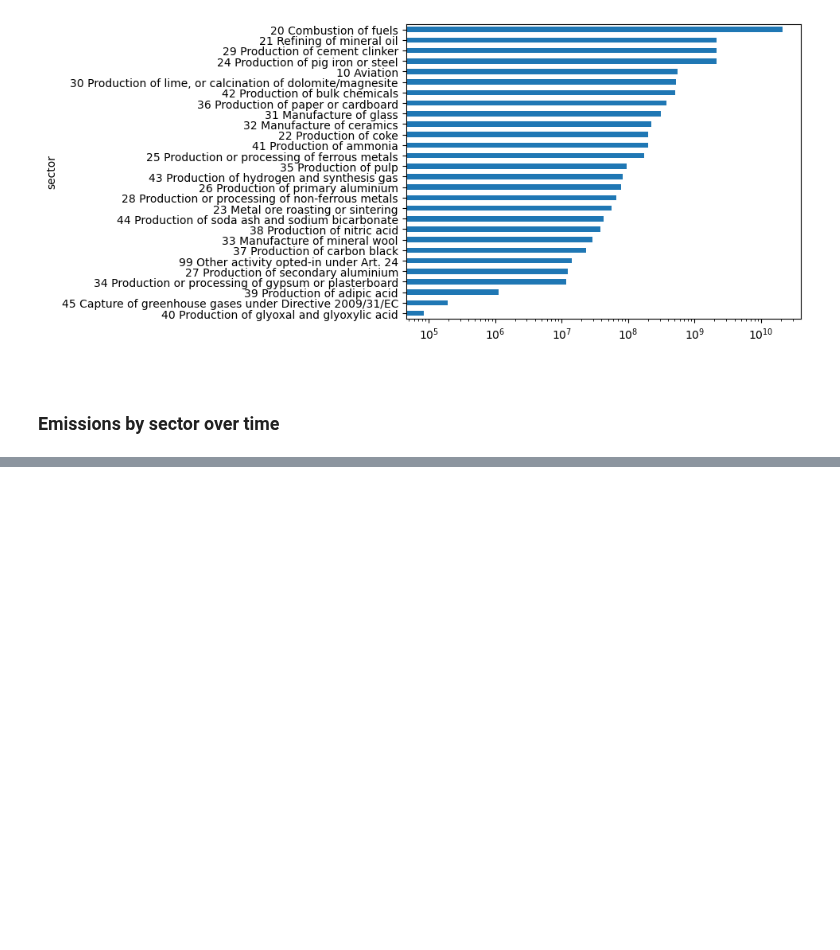
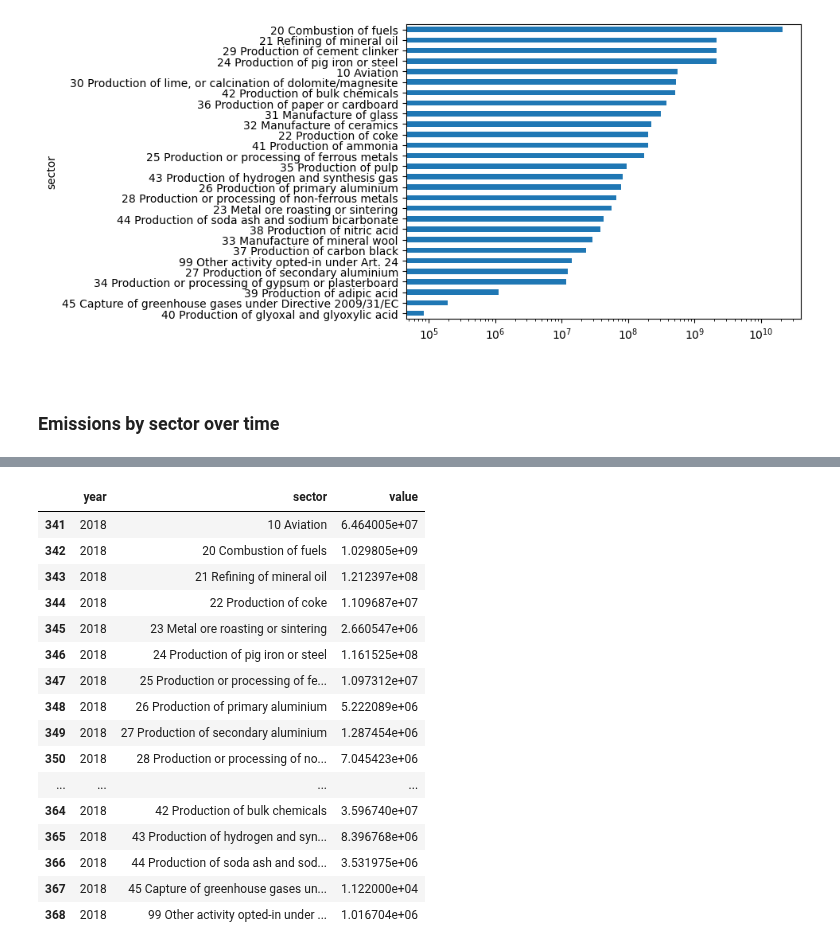
Before and after one commit to NumEconCopenhagen/projects-2023-it-hurts-when-ip, a Jupyter notebook: myspace/myspace.ipynb, the cells around one changed output, grey strips where cells are left out. Saved outputs shown, nothing was run; the diff lists cells and outputs as text; code cells hidden in the pictures; blank space fills up the shorter version.

```diff
--- a/myspace/myspace.ipynb
+++ b/myspace/myspace.ipynb
@@ -232,0 +242,7 @@ KeyError: '32 Manufacture of ceramics'
+# %%
+EU27 = ['Austria', 'Belgium', 'Bulgaria', 'Croatia', 'Cyprus', 'Czech Republic', 'Denmark', 'Estonia', 'Finland', 'France', 'Germany', 'Greece', 'Hungary', 'Ireland', 'Italy', 'Latvia', 'Lithuania', 'Luxembourg', 'Malta', 'Netherlands', 'Poland', 'Portugal', 'Romania', 'Slovakia', 'Slovenia', 'Spain', 'Sweden']
+UK = ['United Kingdom (excl. NI)', 'Northern Ireland']
+EU27_UK = EU27 + UK
+# %%
+# keep only data for countries in EU27+UK
+emissions_eu = emissions.loc[emissions['country'].isin(EU27_UK)]
@@ -244,0 +272,24 @@ EU27_UK = [EU27, UK]
+# %%
+
+# group and aggregate data by year, sector, and info
+emissions_eu = emissions_eu.groupby(['year', 'sector']).agg({'value': 'sum'}).reset_index()
+
+display(emissions_eu.loc[emissions_eu['year']==2018])
+# %% [output]
+|  | year | sector | value |
+| 341 | 2018 | 10 Aviation | 6.464005e+07 |
+| 342 | 2018 | 20 Combustion of fuels | 1.029805e+09 |
+| 343 | 2018 | 21 Refining of mineral oil | 1.212397e+08 |
+| 344 | 2018 | 22 Production of coke | 1.109687e+07 |
+| 345 | 2018 | 23 Metal ore roasting or sintering | 2.660547e+06 |
+| 346 | 2018 | 24 Production of pig iron or steel | 1.161525e+08 |
+| 347 | 2018 | 25 Production or processing of fe... | 1.097312e+07 |
+| 348 | 2018 | 26 Production of primary aluminium | 5.222089e+06 |
+| 349 | 2018 | 27 Production of secondary aluminium | 1.287454e+06 |
+| 350 | 2018 | 28 Production or processing of no... | 7.045423e+06 |
+| ... | ... | ... | ... |
+| 364 | 2018 | 42 Production of bulk chemicals | 3.596740e+07 |
+| 365 | 2018 | 43 Production of hydrogen and syn... | 8.396768e+06 |
+| 366 | 2018 | 44 Production of soda ash and sod... | 3.531975e+06 |
+| 367 | 2018 | 45 Capture of greenhouse gases un... | 1.122000e+04 |
+| 368 | 2018 | 99 Other activity opted-in under ... | 1.016704e+06 |
```
Also changed, not shown: parts of 7 cells of this notebook, 3 other files.
